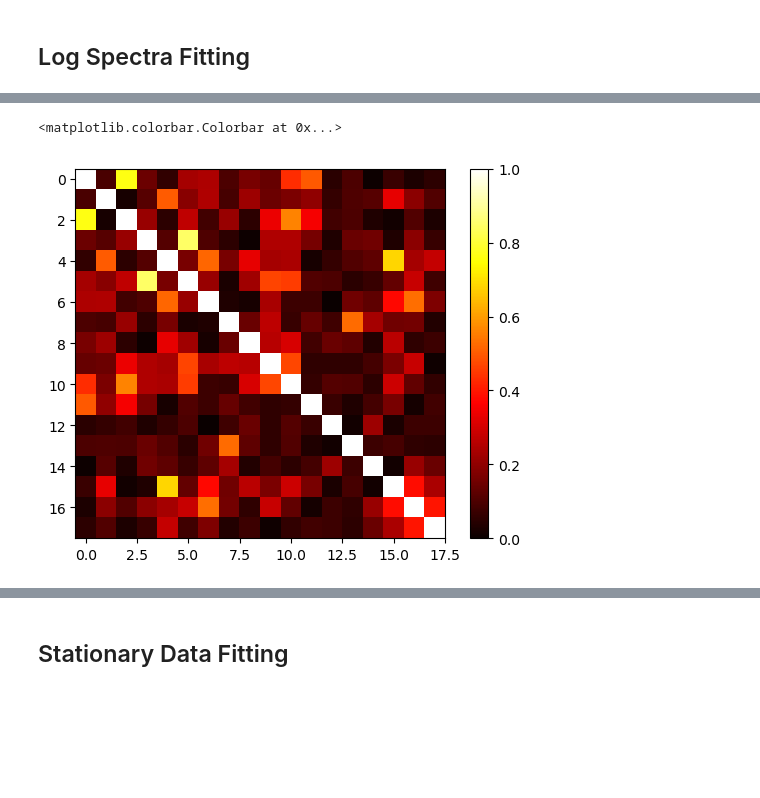
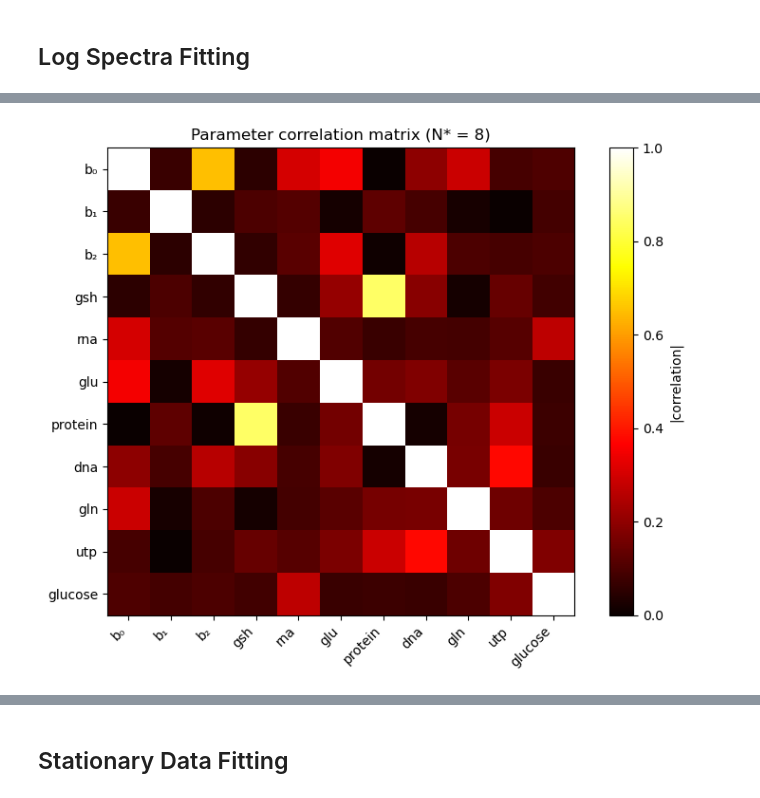
Before and after one commit to HaroonParvez/Using-Bayesian-Model-Selection-to-Analyse-Raman-Spectroscopic-Data, a Jupyter notebook: FinalProject.ipynb, the cells around one changed output, grey strips where cells are left out. Drawn from its saved outputs; the diff is of its cells as text; code cells hidden in the pictures; blank space fills up the shorter version.

```diff
--- a/FinalProject.ipynb
+++ b/FinalProject.ipynb
@@ -111,12 +105,6 @@ plt.show()
 # %% [markdown]
 # The peaks are noticeably more defined now, especially for the log phase data.
 # %%
+# Wavenumber axis and log-phase data for fitting
 x = log_df["wavenumber"].values
 y = log_df["intensity_norm"].values
-
-ref_names = [col for col in ref_df.columns if col != "wavenumber"]
-R = ref_df[ref_names].values
-
-# Reference spectra are in descending wavenumber order, data is ascending — flip to match
-ref_df = ref_df.iloc[::-1].reset_index(drop=True)
-R = ref_df[ref_names].values
@@ -459,8 +327,27 @@ Selected (in order): ['dna', 'protein', 'rna', 'gsh', 'atp', 'utp', 'gtp', 'gluc
 # %%
-corr_matrix = cov / np.sqrt(np.outer(np.diag(cov), np.diag(cov)))
+# Correlation matrix at optimal model N*
+# Shows how strongly each parameter's estimate depends on others
+# High correlation between two parameters suggests they are hard to distinguish
+
+# Recalculate covariance at optimal model
+X_star = build_design_matrix(x, R, selected[:N_star], baseline_deg)
+_, _, _, s2_star, cov_star, _, _ = fit_model(X_star, y, n_base)
+
+# Convert covariance to correlation (normalise to [-1, 1])
+diag = np.sqrt(np.diag(cov_star))
+corr_matrix = cov_star / np.outer(diag, diag)
+
+# Parameter labels for axes
+param_labels = ["b₀", "b₁", "b₂"] + selected_names
+
+plt.figure(figsize=(8, 6))
 plt.imshow(np.abs(corr_matrix), cmap='hot', vmin=0, vmax=1)
-plt.colorbar()
+plt.colorbar(label="|correlation|")
+plt.xticks(range(len(param_labels)), param_labels, rotation=45, ha='right')
+plt.yticks(range(len(param_labels)), param_labels)
+plt.title(f"Parameter correlation matrix (N* = {N_star})")
+plt.tight_layout()
+plt.show()
 # %% [output]
-<matplotlib.colorbar.Colorbar at 0x...>
-[figure, old version]
+[figure, new version]
 # %%
```
Also changed, not shown: parts of 21 cells of this notebook.
